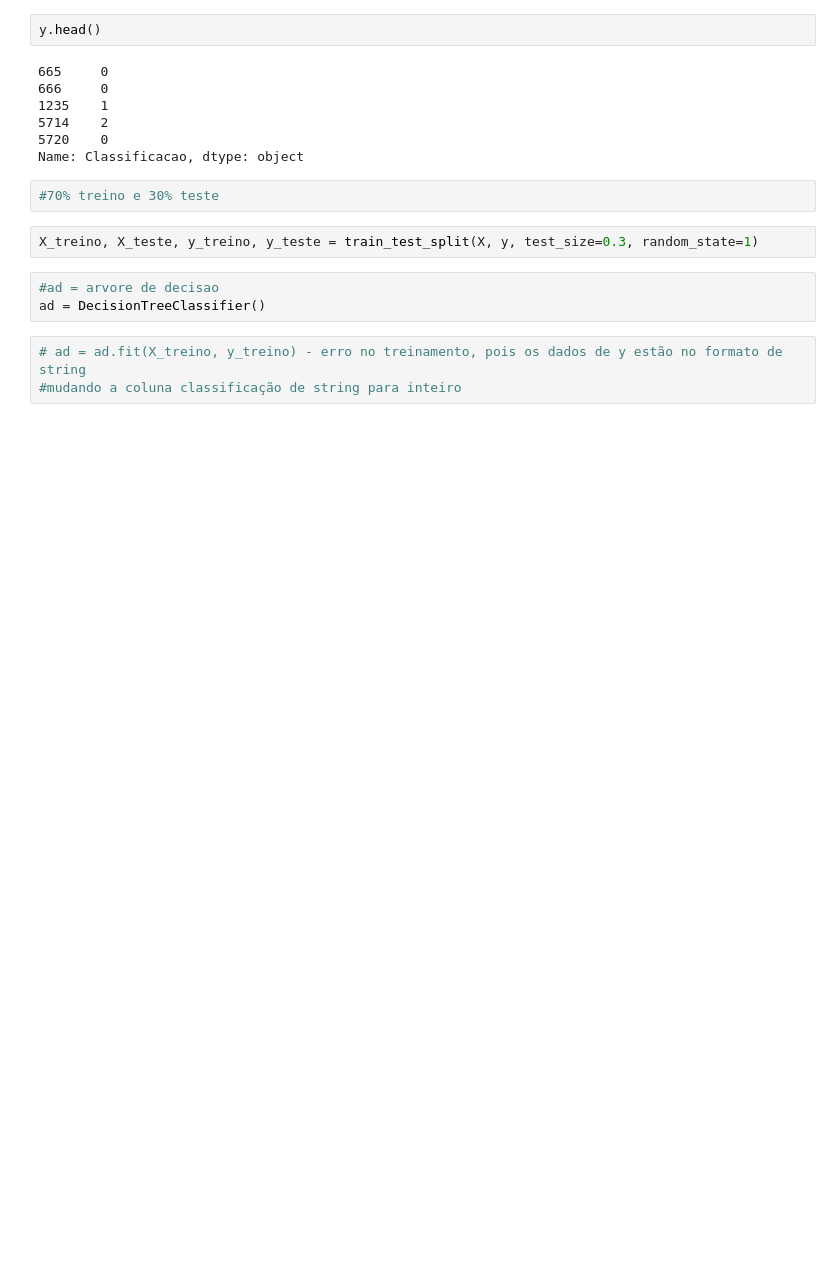
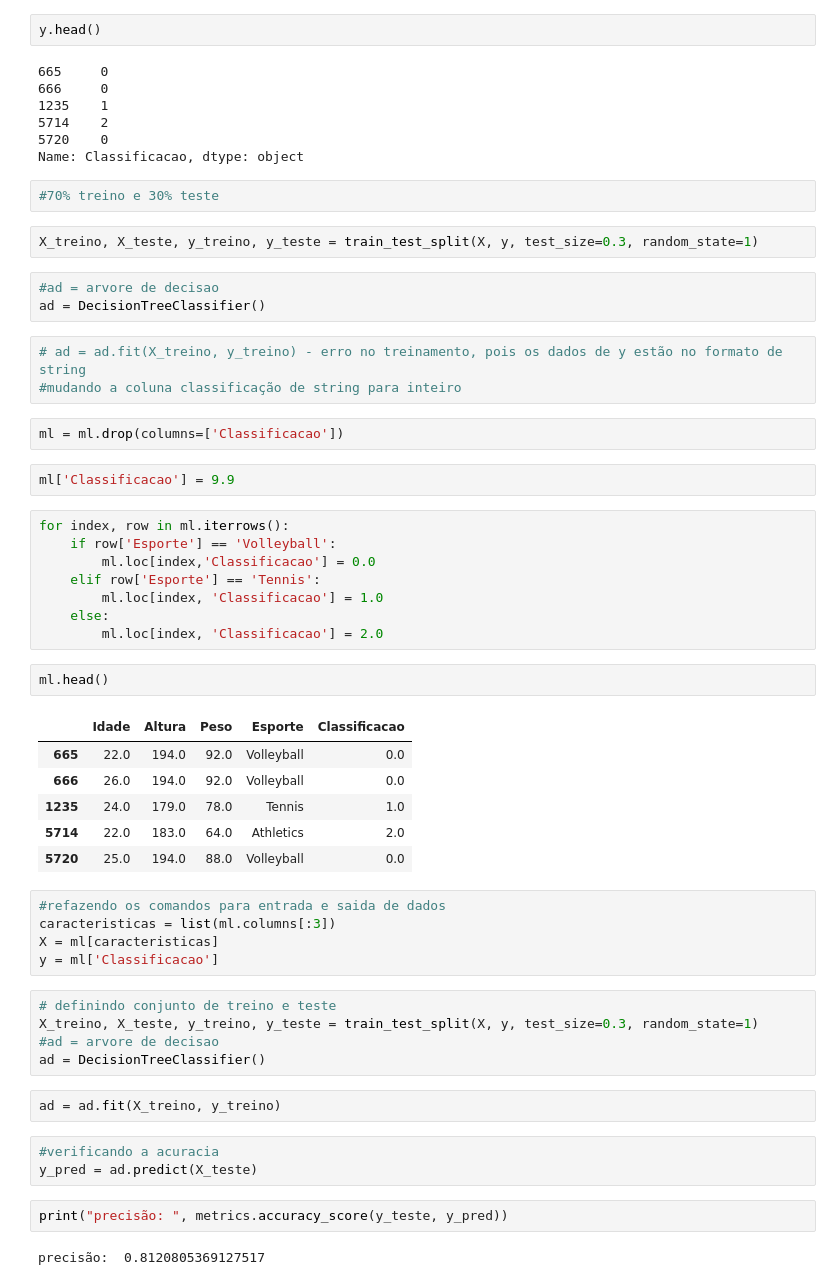
Before and after one commit to rafaelkashira23/Do-ETL-ao-Machine-Learning---120-anos-de-Olimpiadas---Impacta-Tecnologia, a Jupyter notebook: 120_ANOS_OLIMPIADAS.ipynb, the cells around one changed output. Saved outputs shown, nothing was run; the diff lists cells and outputs as text; blank space fills up the shorter version.

```diff
--- a/120_ANOS_OLIMPIADAS.ipynb
+++ b/120_ANOS_OLIMPIADAS.ipynb
@@ -426,3 +426,43 @@ ad = DecisionTreeClassifier()
 # %%
 # ad = ad.fit(X_treino, y_treino) - erro no treinamento, pois os dados de y estão no formato de string
 #mudando a coluna classificação de string para inteiro
+# %%
+ml = ml.drop(columns=['Classificacao'])
+# %%
+ml['Classificacao'] = 9.9
+# %%
+for index, row in ml.iterrows():
+    if row['Esporte'] == 'Volleyball':
+        ml.loc[index,'Classificacao'] = 0.0
+    elif row['Esporte'] == 'Tennis':
+        ml.loc[index, 'Classificacao'] = 1.0
+    else:
+        ml.loc[index, 'Classificacao'] = 2.0
+# %%
+ml.head()
+# %% [output]
+|  | Idade | Altura | Peso | Esporte | Classificacao |
+| 665 | 22.0 | 194.0 | 92.0 | Volleyball | 0.0 |
+| 666 | 26.0 | 194.0 | 92.0 | Volleyball | 0.0 |
+| 1235 | 24.0 | 179.0 | 78.0 | Tennis | 1.0 |
+| 5714 | 22.0 | 183.0 | 64.0 | Athletics | 2.0 |
+| 5720 | 25.0 | 194.0 | 88.0 | Volleyball | 0.0 |
+# %%
+#refazendo os comandos para entrada e saida de dados
+caracteristicas = list(ml.columns[:3])
+X = ml[caracteristicas]
+y = ml['Classificacao']
+# %%
+# definindo conjunto de treino e teste
+X_treino, X_teste, y_treino, y_teste = train_test_split(X, y, test_size=0.3, random_state=1)
+#ad = arvore de decisao
+ad = DecisionTreeClassifier()
+# %%
+ad = ad.fit(X_treino, y_treino)
+# %%
+#verificando a acuracia
+y_pred = ad.predict(X_teste)
+# %%
+print("precisão: ", metrics.accuracy_score(y_teste, y_pred))
+# %% [output]
+precisão:  0.8120805369127517
```
